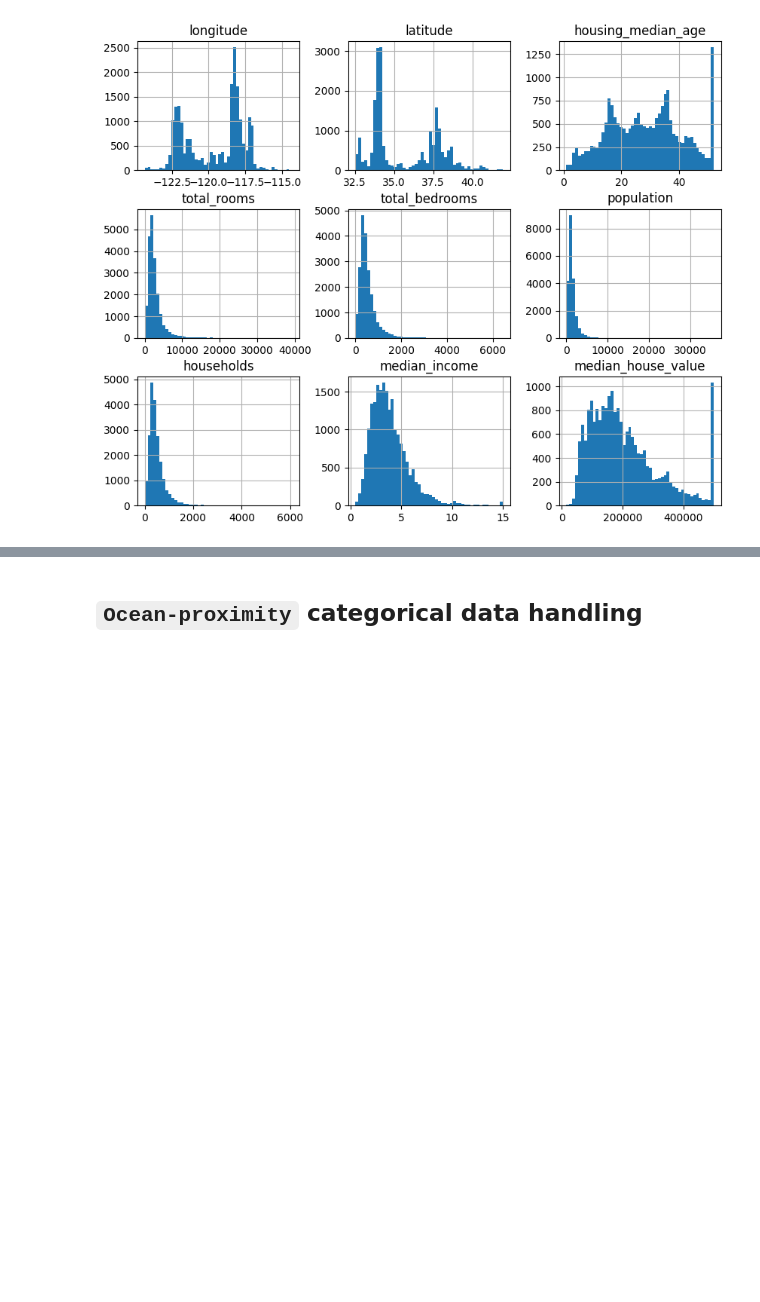
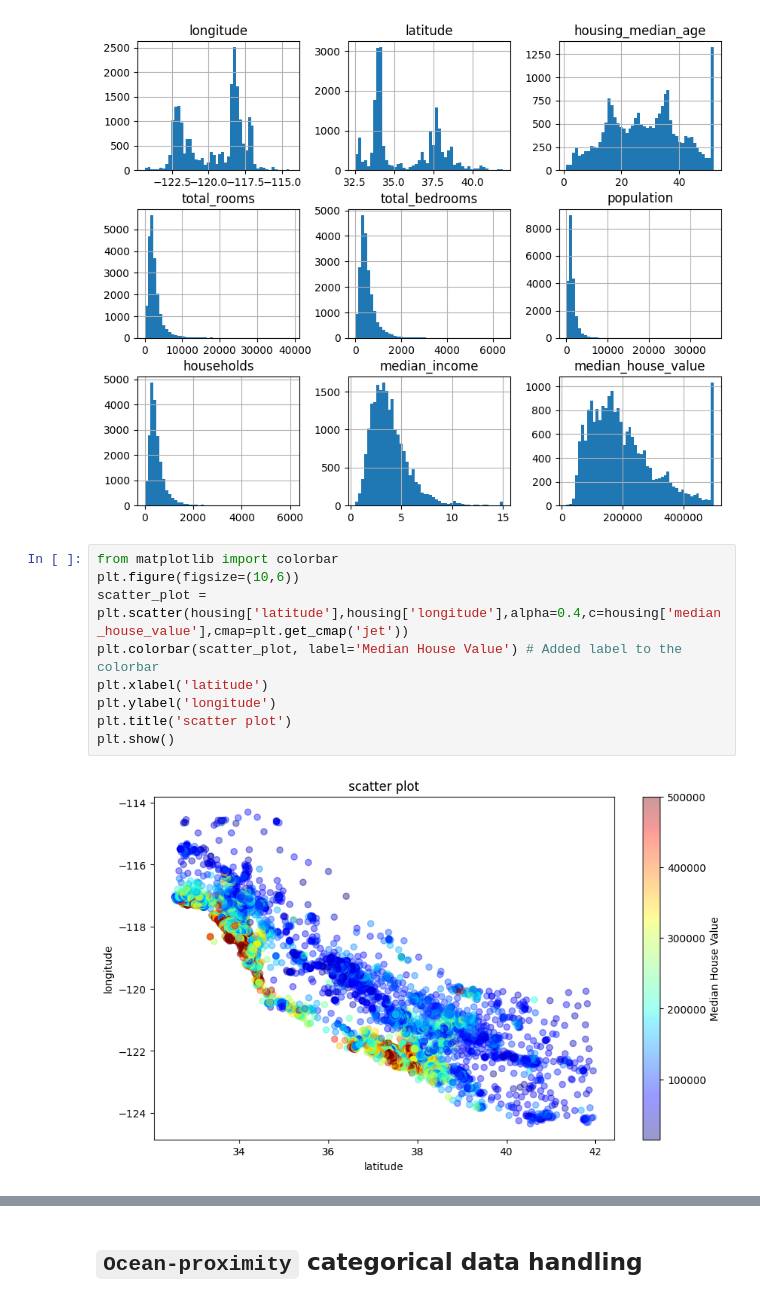
Before and after one commit to 22f2000792/MLP-prac, a Jupyter notebook: prac2.ipynb, the cells around one changed output, grey strips where cells are left out. Cells and saved outputs as stored; diff of their text form; blank space fills up the shorter version.

```diff
--- a/prac2.ipynb
+++ b/prac2.ipynb
@@ -83,3 +83,14 @@ housing.hist(bins=50,figsize=(10,8))
 plt.show()
 # %% [output]
 [figure]
+# %%
+from matplotlib import colorbar
+plt.figure(figsize=(10,6))
+scatter_plot = plt.scatter(housing['latitude'],housing['longitude'],alpha=0.4,c=housing['median_house_value'],cmap=plt.get_cmap('jet'))
+plt.colorbar(scatter_plot, label='Median House Value') # Added label to the colorbar
+plt.xlabel('latitude')
+plt.ylabel('longitude')
+plt.title('scatter plot')
+plt.show()
+# %% [output]
+[figure, added]
```
Also changed, not shown: parts of 24 cells of this notebook.
